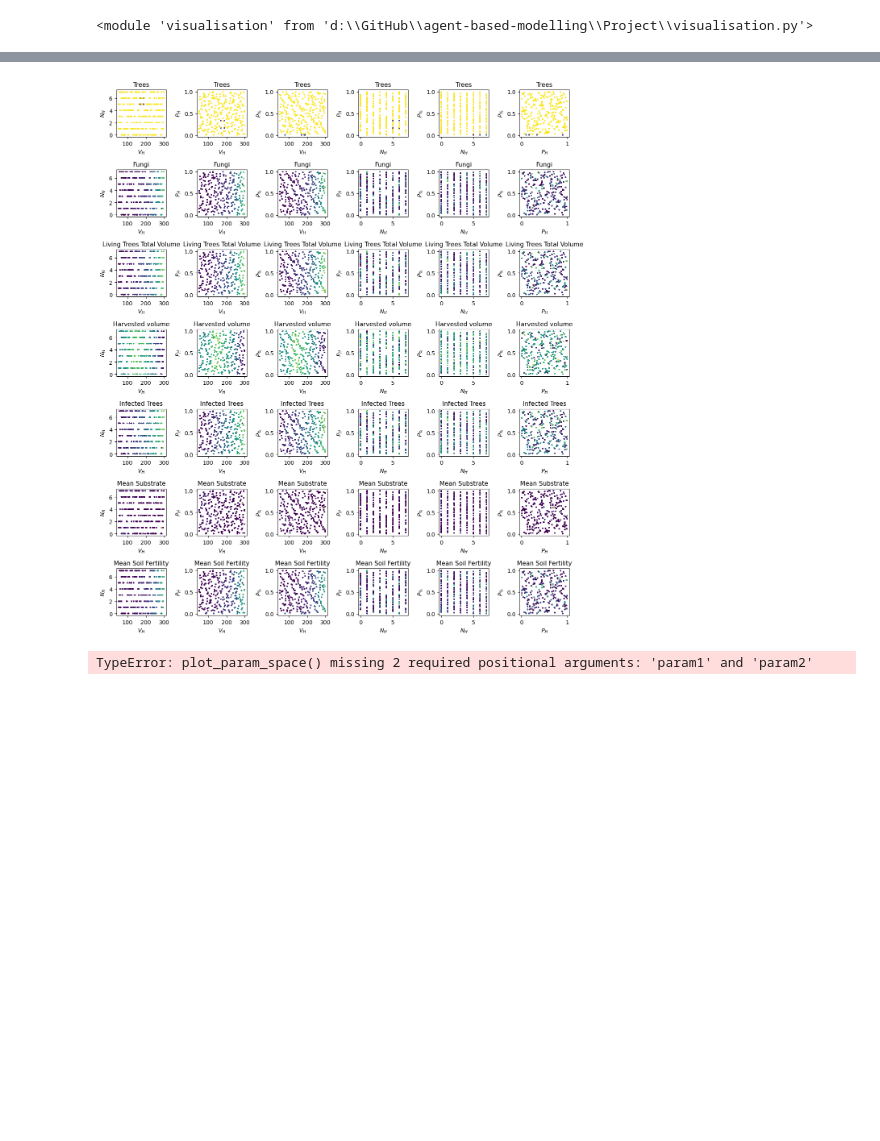
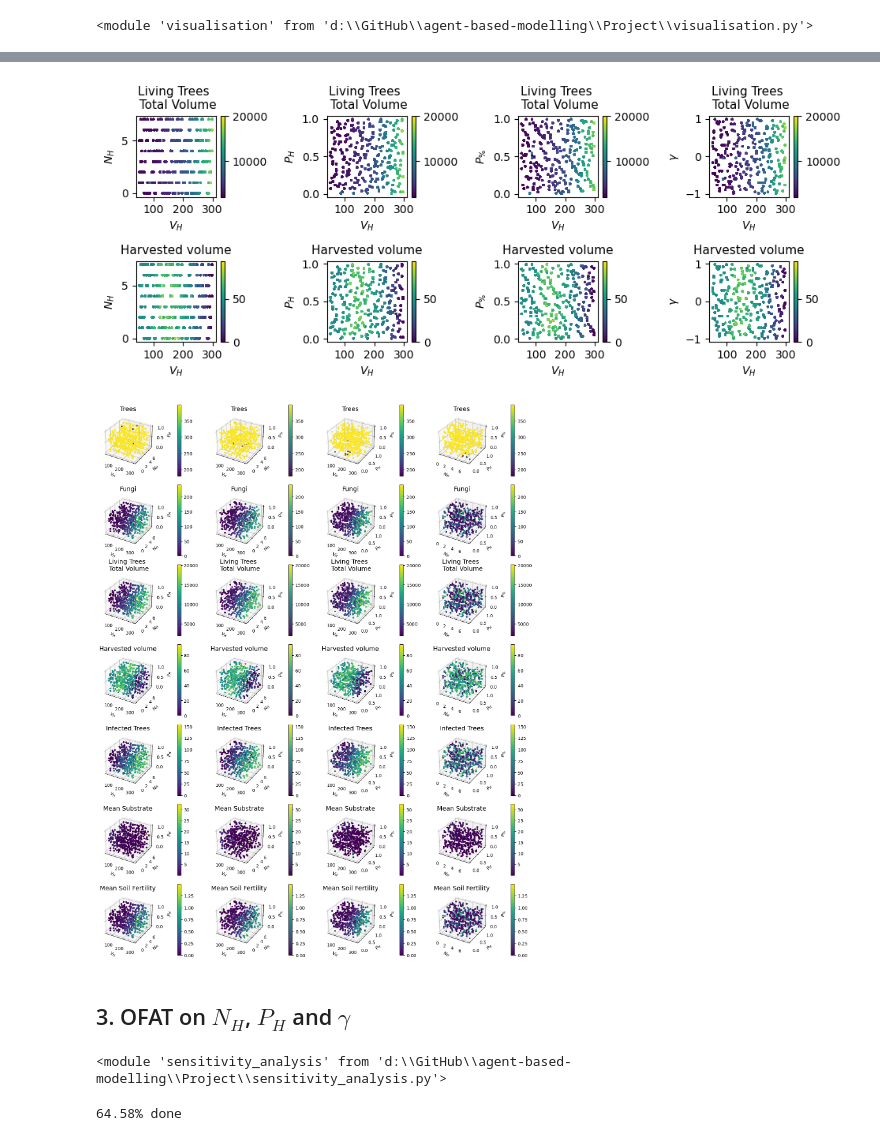
Before and after one commit to mboyan/agent-based-modelling, a Jupyter notebook: Project/ABM_Project.ipynb, the cells around one changed output, grey strips where cells are left out. Saved outputs shown, nothing was run; the diff lists cells and outputs as text; code cells hidden in the pictures; blank space fills up the shorter version.

Commit message:
Concat results + volume distribution

```diff
--- a/Project/ABM_Project.ipynb
+++ b/Project/ABM_Project.ipynb
@@ -238,8 +240,9 @@ data
 table = pa.Table.from_pandas(data)
 pq.write_table(table, f'sa_results_seed_{seed}.parquet')
 # %%
-# table_read = pq.read_table(f'sa_results_seed_{seed}.parquet')
-table_read = pq.read_table(f'sa_results_seed_{seed}.parquet')
+# table_read = pq.read_table(f'sa_results_1000.parquet')
+# table_read = pq.read_table(f'sa_results_seed_37.parquet')
+table_read = pq.read_table(f'sa_results_all.parquet')
 data_read = table_read.to_pandas()
 data_read
 # %% [output]
@@ -317,15 +324,45 @@ reload(vis)
 # %%
 %matplotlib inline
 
-vis.plot_param_space_array(data_read,
+vis.plot_param_space_array_2D(data_read,
+                           ['harvest_volume', 'harvest_nbrs', 'harvest_prob', 'top_n_sites_percent', 'fert_comp_ratio_exponent'],
+                           outputs=["Living Trees Total Volume", "Harvested volume"], show_first=4)
+
+vis.plot_param_space_array_3D(data_read,
                            ['harvest_volume', 'harvest_nbrs', 'harvest_prob', 'top_n_sites_percent'],
                            outputs)
 # %% [output]
-[figure, old version]
+[figure, new version]
+[figure, added]
-# %%
-%matplotlib inline
-
-# Plot samples in parameter space
-vis.plot_param_space(data_read, 'Living Trees Total Volume')
-# %% [output]
-TypeError: plot_param_space() missing 2 required positional arguments: 'param1' and 'param2'
+# %% [markdown]
+## 3. OFAT on $N_H$, $P_H$ and $\gamma$
+# %%
+reload(sa)
+reload(sa)
+# %% [output]
+<module 'sensitivity_analysis' from 'd:\\GitHub\\agent-based-modelling\\Project\\sensitivity_analysis.py'>
+# %%
+problem = {
+    'num_vars': 5,
+    'names': ['harvest_nbrs', 'harvest_prob', 'fert_comp_ratio_exponent'],
+    'bounds': [[0, 8],
+               [0, 1],
+               [-1, 1]]
+}
+
+defaults = {
+    'harvest_volume': 170,
+    'harvest_nbrs': 4,
+    'harvest_prob': 0.5,
+    'top_n_sites_percent': 0.01,
+    'fert_comp_ratio_exponent': 0.5
+}
+
+outputs = ["Trees", "Fungi", "Living Trees Total Volume", "Harvested volume", "Infected Trees", "Mean Substrate", "Mean Soil Fertility"]
+
+# Random seed (CHANGE WHEN RUNNING A DIFFERENT BATCH!)
+seed = 66
+
+data = sa.run_ofat_batches(mdl.Forest, problem, defaults, outputs=outputs, n_max_timesteps=1000, n_replicates=20, n_distinct_samples=16, seed=seed)
+# %% [output]
+64.58% done
```
Also changed, not shown: parts of 12 cells of this notebook, 28 other files.
